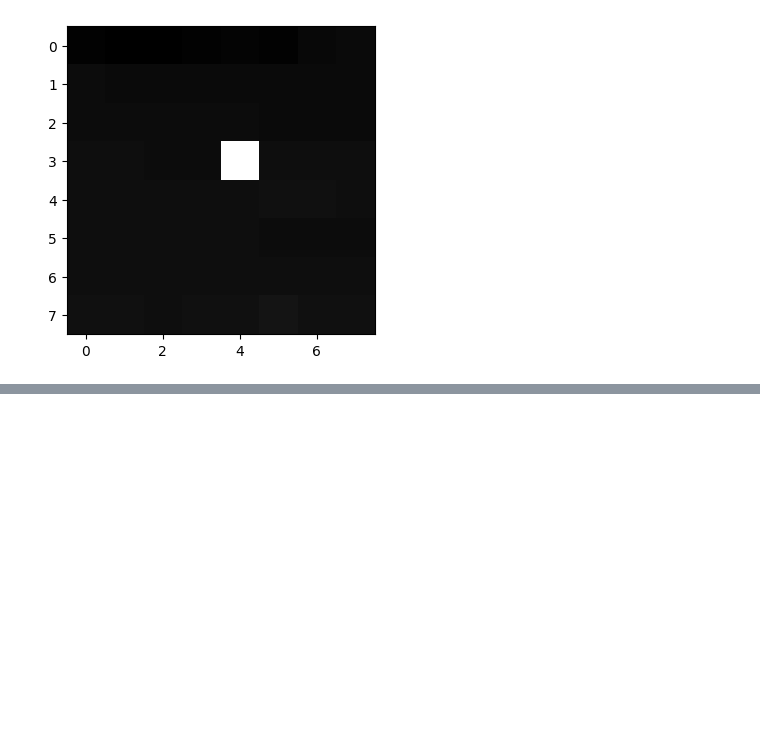
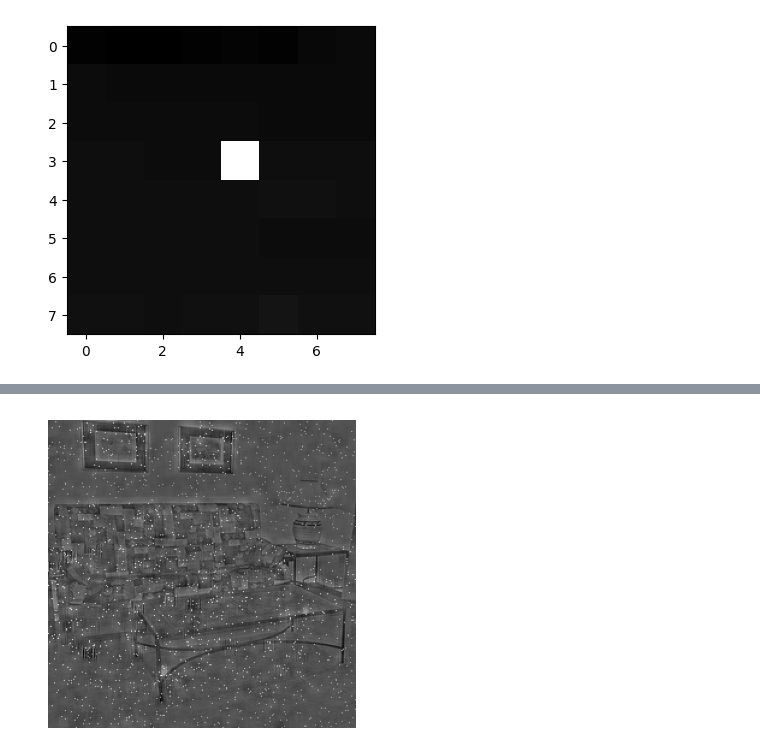
Before and after one commit to silvanusbordignon/siv, a Jupyter notebook: training.ipynb, the cells around one changed output, grey strips where cells are left out. Saved outputs shown, nothing was run; the diff lists cells and outputs as text; code cells hidden in the pictures; blank space fills up the shorter version.

```diff
--- a/training.ipynb
+++ b/training.ipynb
@@ -267,7 +268,7 @@ def generate_patches_concurrent(path, height, width, n, verbose=False, seed=None
 from sklearn.decomposition import MiniBatchDictionaryLearning
 
 dataset=generate_patches_concurrent(path + "/VOCtrainval_06-Nov-2007/VOCdevkit/VOC2007/JPEGImages",
-                         PATCH_SIZE, PATCH_SIZE, 10**2, False, seed=SEED)
+                         PATCH_SIZE, PATCH_SIZE, 10**6, False, seed=SEED)
 
 # Check the shape of the dataset
 print(dataset.shape)
@@ -538,17 +532,17 @@ end_time = time.time()
 print(f"Execution Time (xi=128^2): {end_time - start_time:.2f} seconds")
 print(similar_patches[22000].size / PATCH_SIZE**2)
 
-xi = (256 ** 2) / (PATCH_SIZE**2)  # TODO tuning
-start_time = time.time()
-similar_patches = block_matching_similar_patches_concurrent(extracted_patches, EXAMPLE_SIZE, EXAMPLE_SIZE, xi, 64)
-end_time = time.time()
-print(f"Execution Time (xi=256^2): {end_time - start_time:.2f} seconds")
-print(similar_patches[22000].size / PATCH_SIZE**2)
+# xi = (256 ** 2) / (PATCH_SIZE**2)  # TODO tuning
+# start_time = time.time()
+# similar_patches = block_matching_similar_patches_concurrent(extracted_patches, EXAMPLE_SIZE, EXAMPLE_SIZE, xi, 64)
+# end_time = time.time()
+# print(f"Execution Time (xi=256^2): {end_time - start_time:.2f} seconds")
+# print(similar_patches[22000].size / PATCH_SIZE**2)
 
-xi = (512 ** 2) / (PATCH_SIZE**2)  # TODO tuning
-start_time = time.time()
-similar_patches = block_matching_similar_patches_concurrent(extracted_patches, EXAMPLE_SIZE, EXAMPLE_SIZE, xi, 64)
-end_time = time.time()
-print(f"Execution Time (xi=512^2): {end_time - start_time:.2f} seconds")
-print(similar_patches[22000].size / PATCH_SIZE**2)
+# xi = (512 ** 2) / (PATCH_SIZE**2)  # TODO tuning
+# start_time = time.time()
+# similar_patches = block_matching_similar_patches_concurrent(extracted_patches, EXAMPLE_SIZE, EXAMPLE_SIZE, xi, 64)
+# end_time = time.time()
+# print(f"Execution Time (xi=512^2): {end_time - start_time:.2f} seconds")
+# print(similar_patches[22000].size / PATCH_SIZE**2)
 # %% [output]
@@ -716,0 +656,2 @@ Iteration 9, total reconstruction error: 0.0000
+# %%
+A = optimize_equation_8_batch(extracted_patches, model.components_, similar_patches)
@@ -716,0 +728,13 @@ Iteration 9, total reconstruction error: 0.0000
+# %%
+reconstructed = reconstruct_image(A, model.components_, similar_patches, (noisy_patch.shape[0], noisy_patch.shape[1]), 8)
+
+# Normalize the reconstructed image (if needed)
+reconstructed_display = reconstructed - reconstructed.min()  # Shift values to start from 0
+reconstructed_display /= reconstructed_display.max()  # Scale to [0, 1]
+
+# Show image with grayscale colormap
+plt.imshow(reconstructed_display, cmap="gray")
+plt.axis("off")  # Hide axes for better visualization
+plt.show()
+# %% [output]
+[figure, added]
```
Also changed, not shown: parts of 13 cells of this notebook.
